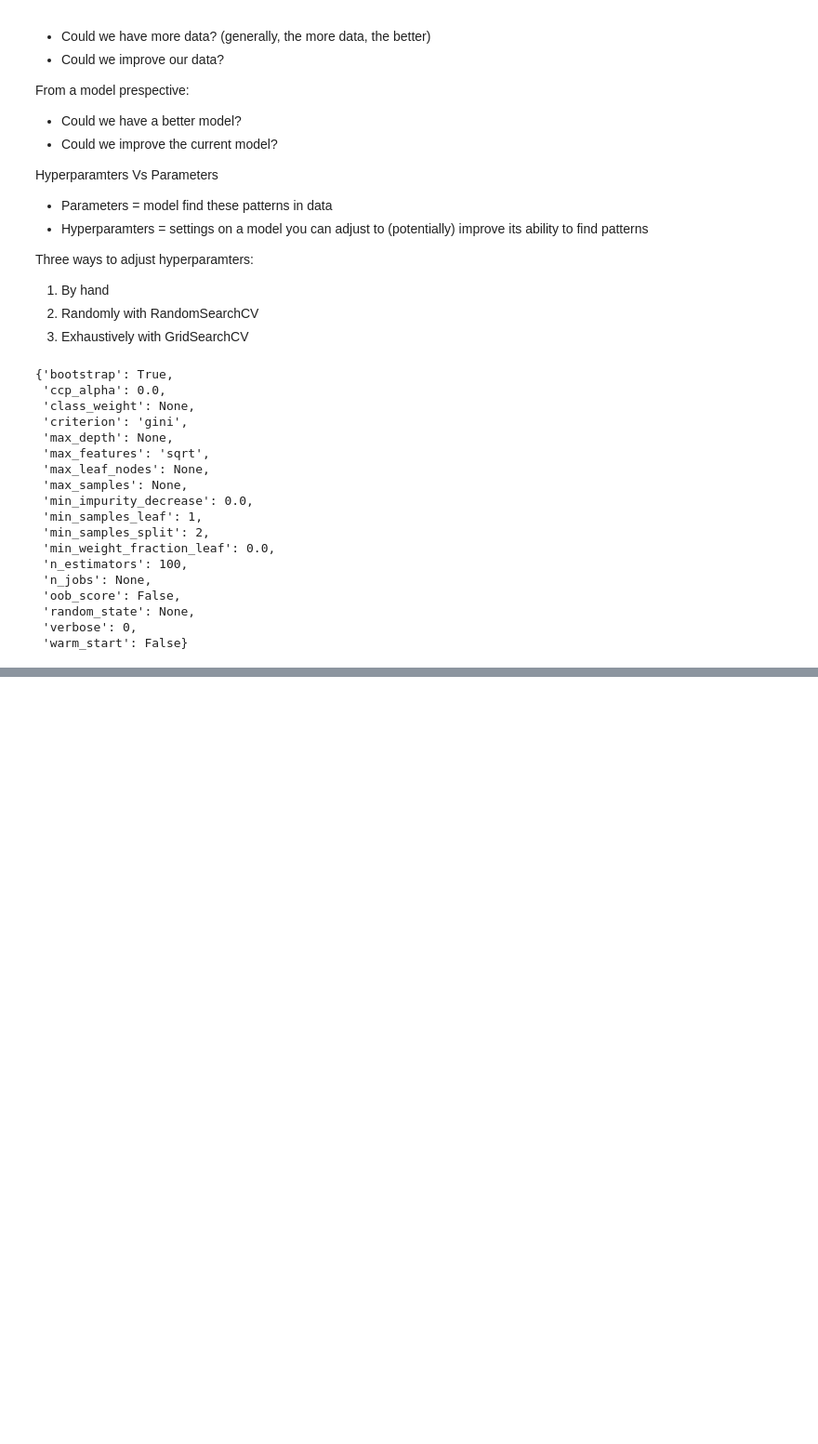
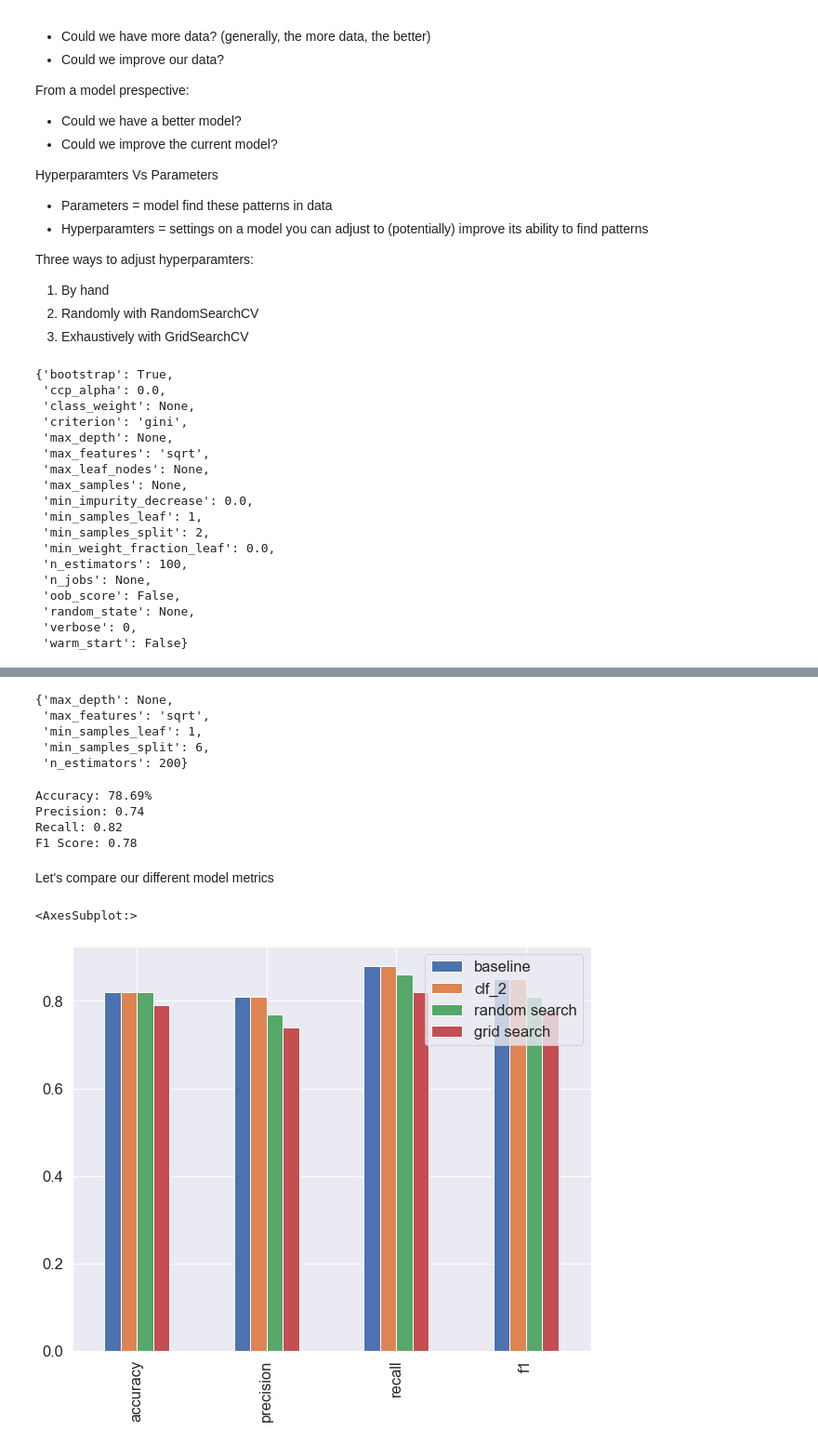
Before and after one commit to AbhishekChamp/Machine_Learning_ZTM, a Jupyter notebook: 01_Scikit_Learn/introduction_to_sklearn.ipynb, the cells around one changed output, grey strips where cells are left out. Shown at 93% size. Saved outputs shown, nothing was run; the diff lists cells and outputs as text; code cells hidden in the pictures; blank space fills up the shorter version.

```diff
--- a/01_Scikit_Learn/introduction_to_sklearn.ipynb
+++ b/01_Scikit_Learn/introduction_to_sklearn.ipynb
@@ -1615,0 +1789,6 @@ clf.get_params()
+# %%
+# Make predictions with best hyperparameters
+rs_y_preds = rs_clf.predict(X_test)
+
+# Evaluate the predictions
+rs_metrics = evaluate_preds(y_test, rs_y_preds)
@@ -1615,0 +1810,22 @@ clf.get_params()
+# %%
+grid_2 = {'n_estimators': [100, 200, 500], 'max_depth': [None], 'max_features': ['auto', 'sqrt'], 'min_samples_split': [6], 'min_samples_leaf': [1, 2]}
+# %%
+from sklearn.model_selection import GridSearchCV, train_test_split
+
+np.random.seed(42)
+
+# Split into X & y
+X = heart_disease_shuffled.drop('target', axis=1)
+y = heart_disease_shuffled['target']
+
+# Split into train and test sets
+X_train, X_test, y_train, y_test = train_test_split(X, y, test_size=0.2)
+
+# Instantiate RandomForestClassifier
+clf = RandomForestClassifier()
+
+# Setup GridSearchCV
+gs_clf = GridSearchCV(estimator=clf, param_grid=grid_2, cv=5, verbose=2)
+
+# Fit the GridSearchCV version of clf
+gs_clf.fit(X_train, y_train)
@@ -1615,0 +1854,27 @@ clf.get_params()
+# %%
+gs_clf.best_params_
+# %% [output]
+{'max_depth': None,
+ 'max_features': 'sqrt',
+ 'min_samples_leaf': 1,
+ 'min_samples_split': 6,
+ 'n_estimators': 200}
+# %%
+gs_y_preds = gs_clf.predict(X_test)
+
+# Evaluate the predictions
+gs_metrics = evaluate_preds(y_test, gs_y_preds)
+# %% [output]
+Accuracy: 78.69%
+Precision: 0.74
+Recall: 0.82
+F1 Score: 0.78
+# %% [markdown]
+Let's compare our different model metrics
+# %%
+compare_metrics = pd.DataFrame({'baseline': baseline_metrics, 'clf_2': clf_2_metrics, 'random search': rs_metrics, 'grid search': gs_metrics})
+
+compare_metrics.plot.bar(figsize=(10, 8))
+# %% [output]
+<AxesSubplot:>
+[figure, added]
```
Also changed, not shown: parts of 38 cells of this notebook, 3 other files.
